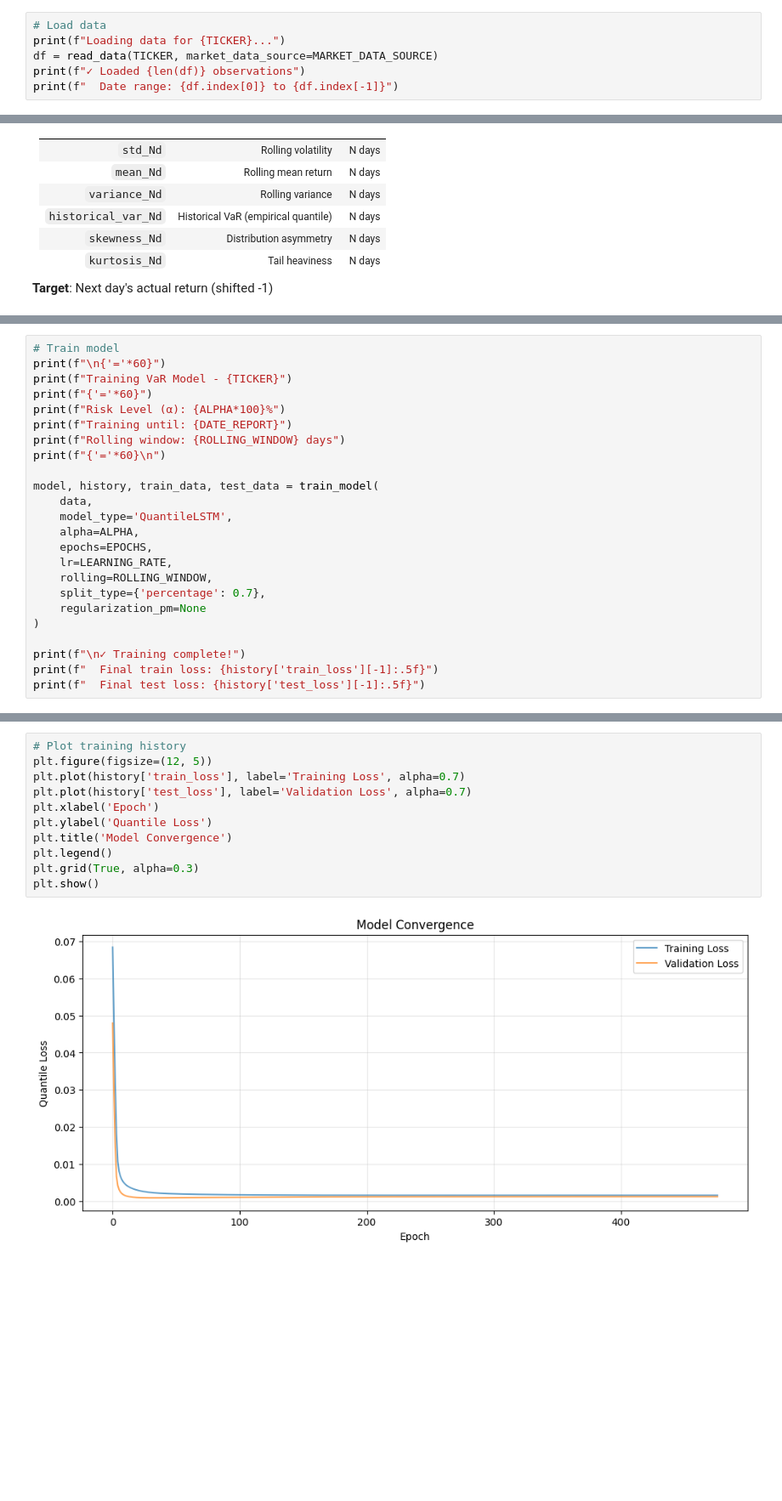
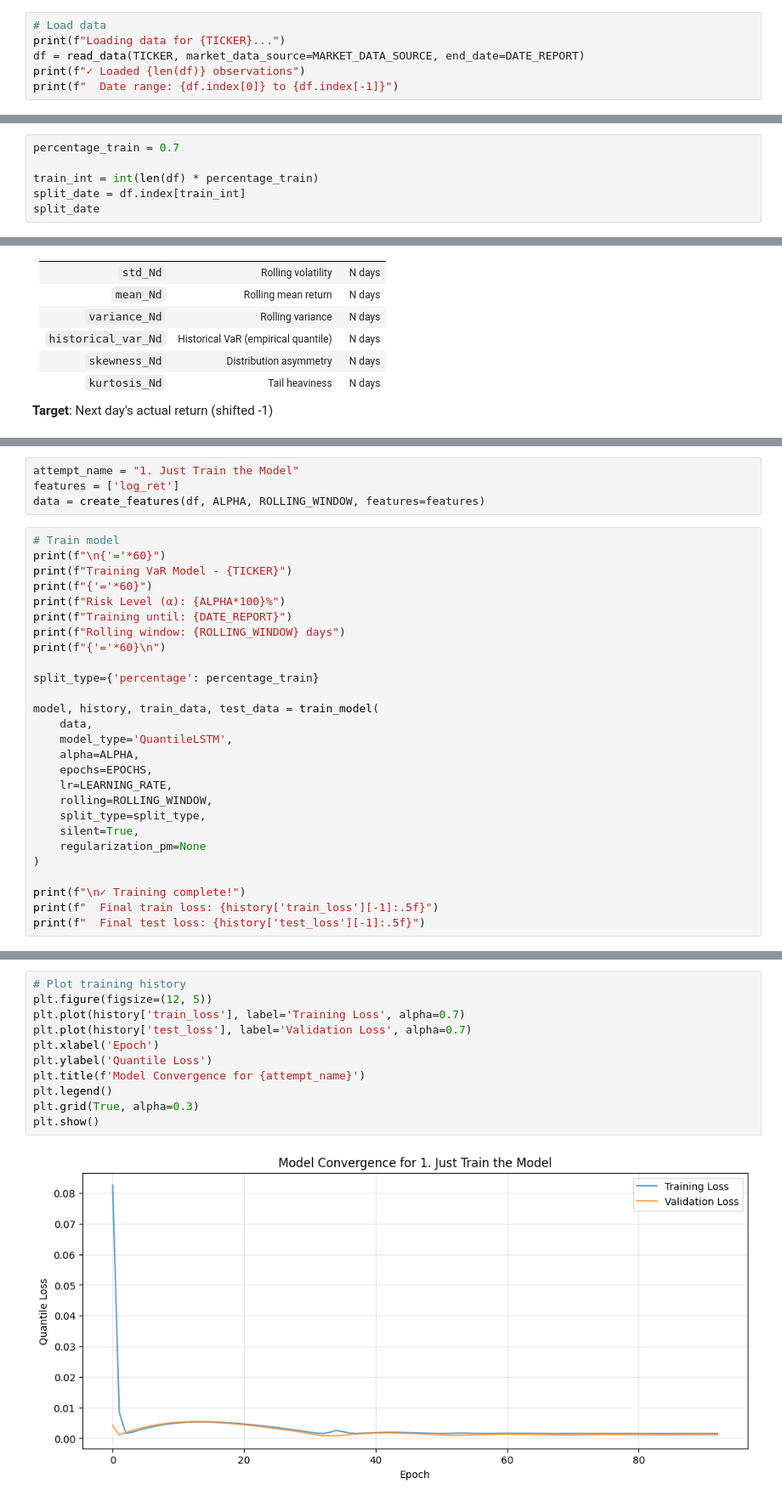
Before and after one commit to amacias-afma/quant-ai-lab-value-at-risk, a Jupyter notebook: notebook/value_at_risk.ipynb, the cells around one changed output, grey strips where cells are left out. Shown at 85% size. Drawn from its saved outputs; the diff is of its cells as text; blank space fills up the shorter version.

```diff
--- a/notebook/value_at_risk.ipynb
+++ b/notebook/value_at_risk.ipynb
@@ -424,7 +432,7 @@ Spoiler: It's not. The 2017 bubble, 2020 COVID crash, and 2024 regime are comple
 # %%
 # Load data
 print(f"Loading data for {TICKER}...")
-df = read_data(TICKER, market_data_source=MARKET_DATA_SOURCE)
+df = read_data(TICKER, market_data_source=MARKET_DATA_SOURCE, end_date=DATE_REPORT)
 print(f"✓ Loaded {len(df)} observations")
 print(f"  Date range: {df.index[0]} to {df.index[-1]}")
 # %% [output]
@@ -490 +498,7 @@ We identify and smooth outliers using statistical methods:
 - **Treatment**: Replace with previous valid value
+# %%
+percentage_train = 0.7
+
+train_int = int(len(df) * percentage_train)
+split_date = df.index[train_int]
+split_date
@@ -607,3 +610,7 @@ data = {
+# %%
+attempt_name = "1. Just Train the Model"
+features = ['log_ret']
+data = create_features(df, ALPHA, ROLLING_WINDOW, features=features)
 # %%
 # Train model
 print(f"\n{'='*60}")
@@ -614,6 +621,8 @@ print(f"Training until: {DATE_REPORT}")
 print(f"Rolling window: {ROLLING_WINDOW} days")
 print(f"{'='*60}\n")
 
+split_type={'percentage': percentage_train}
+
 model, history, train_data, test_data = train_model(
     data,
     model_type='QuantileLSTM',
@@ -621,7 +630,8 @@ model, history, train_data, test_data = train_model(
     epochs=EPOCHS,
     lr=LEARNING_RATE,
     rolling=ROLLING_WINDOW,
-    split_type={'percentage': 0.7},
+    split_type=split_type,
+    silent=True,
     regularization_pm=None
 )
 
@@ -677,16 +657,16 @@ But I didn't learn that lesson yet. First, I had to make things worse...
 # %%
 # Plot training history
 plt.figure(figsize=(12, 5))
 plt.plot(history['train_loss'], label='Training Loss', alpha=0.7)
 plt.plot(history['test_loss'], label='Validation Loss', alpha=0.7)
 plt.xlabel('Epoch')
 plt.ylabel('Quantile Loss')
-plt.title('Model Convergence')
+plt.title(f'Model Convergence for {attempt_name}')
 plt.legend()
 plt.grid(True, alpha=0.3)
 plt.show()
 # %% [output]
-[figure, old version]
+[figure, new version]
 # %% [markdown]
 ### 4.3 VaR Predictions vs Realized Returns
 
```
Also changed, not shown: parts of 100 cells of this notebook, 6 other files.
